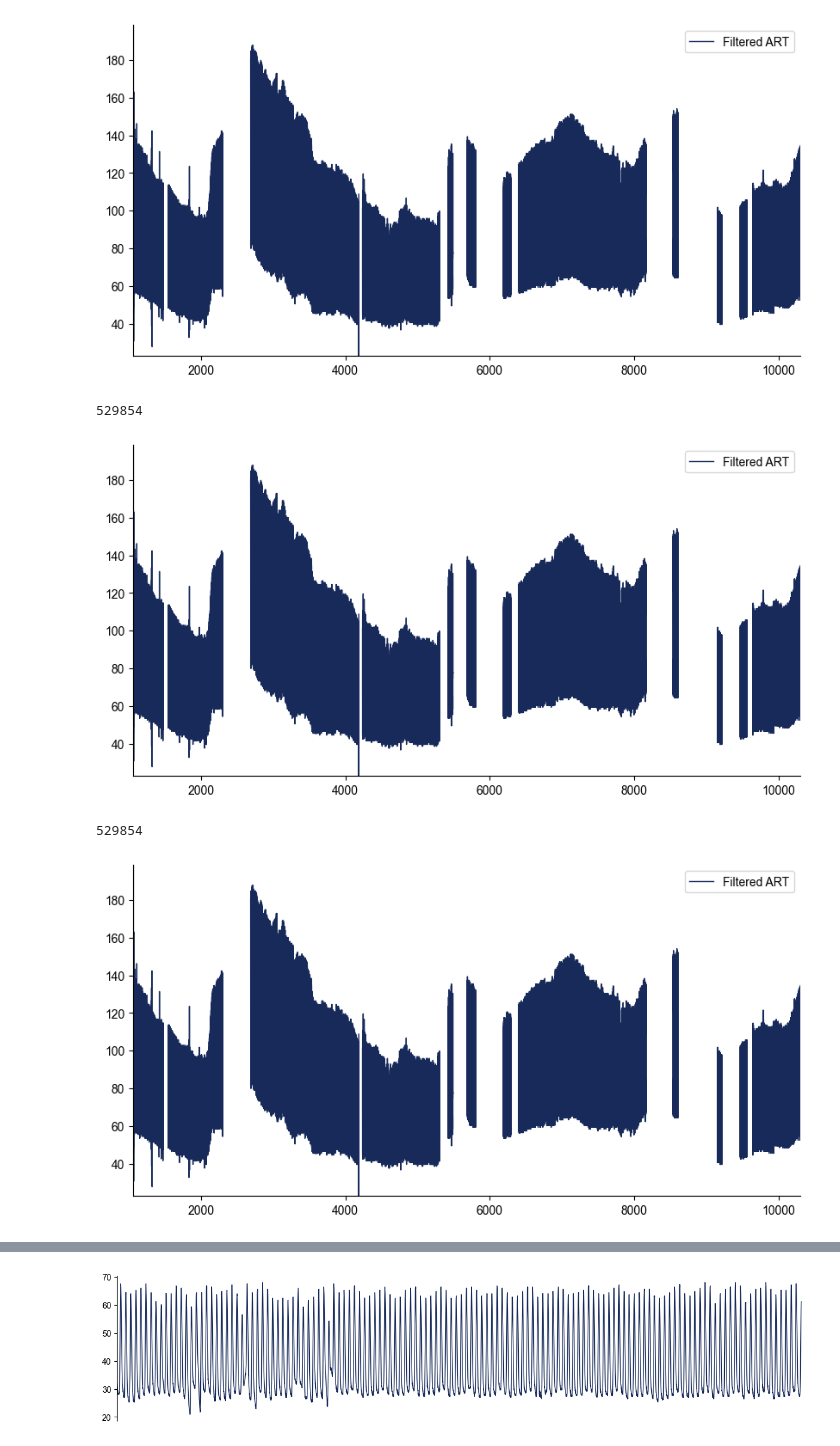
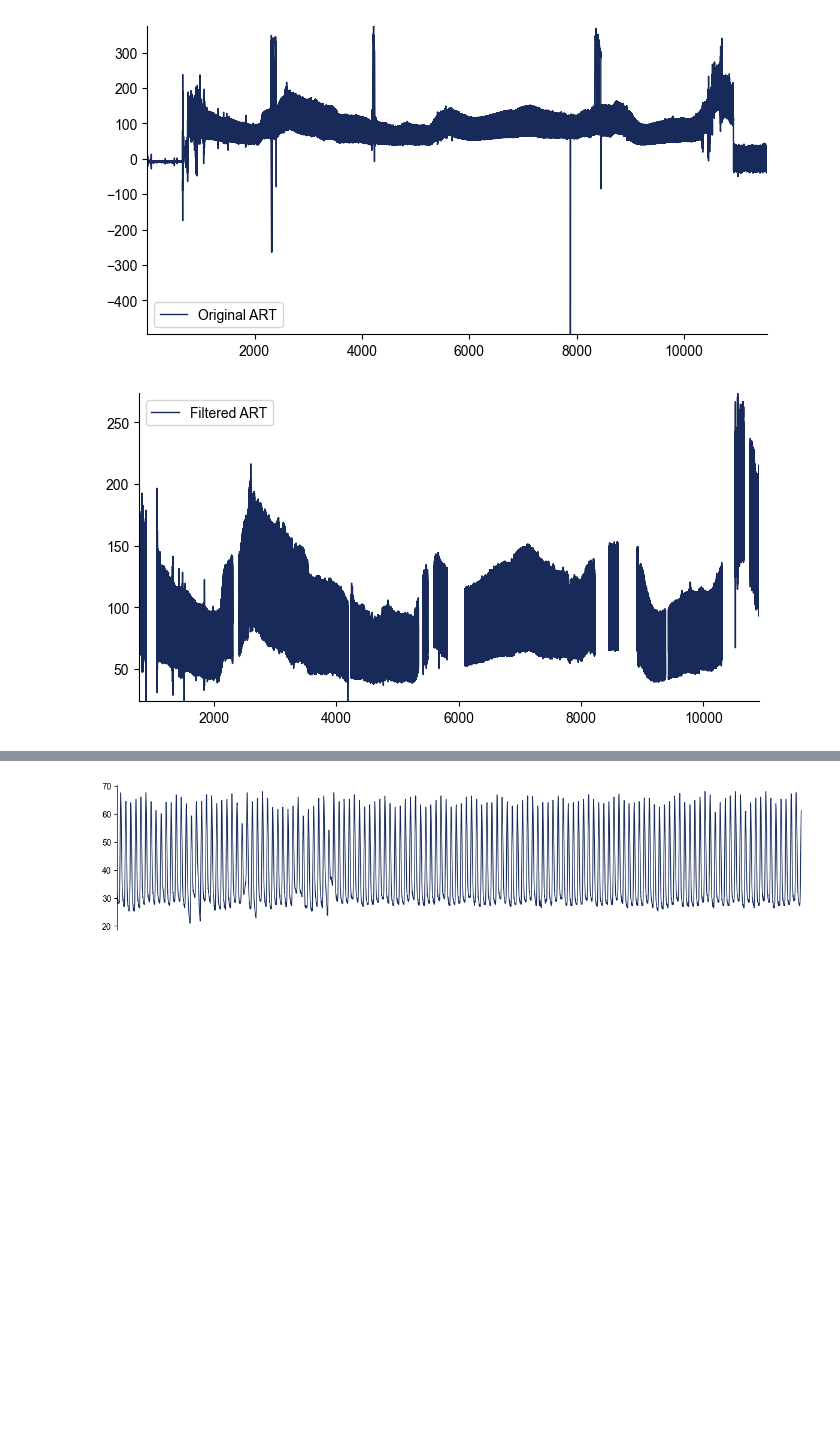
Before and after one commit to rohansanda/bp_prediction_cs229, a Jupyter notebook: processing_take3.ipynb, the cells around one changed output, grey strips where cells are left out. Cells and saved outputs as stored; diff of their text form; code cells hidden in the pictures; blank space fills up the shorter version.

```diff
--- a/processing_take3.ipynb
+++ b/processing_take3.ipynb
@@ -104,0 +360,15 @@ Total 3235 cases found
+# %%
+track_names = ['ECG_II', 'ART', 'PLETH']
+vf = vitaldb.VitalFile(caseids[vcaseids[4]], track_names)
+data = vf.to_numpy(track_names, 1/fs)
+t = np.arange(data.shape[0]) / fs
+
+art, ppg = data[:, 1], data[:, 2]
+
+plt.figure(figsize=(8,4))
+plt.plot(t, ppg, lw=1, label = "Original ART")
+#plt.xlim([0, len(ppg)])
+plt.legend()
+plt.show()
+
+#um(ta=None, tb = None, data=[art, ppg], t=t)
@@ -104,0 +377,3 @@ Total 3235 cases found
+# %%
+data = np.array([ppg, art])
+p_ppg, p_art = flat_lines(data, 15, False, True)
@@ -105,9 +387,8 @@ Total 3235 cases found
 # %%
-plots_on = False
+plots_on = True
 debug_on = True
 standard_processing = True
 
-MAX_LENGTH = 10
 win_len = 100
 fs = 125
 
@@ -115,7 +396,7 @@ PPG_RECORD = np.empty((0, int(win_len*fs)))
 ECG_RECORD = np.empty((0, int(win_len*fs)))
 ART_RECORD = np.empty((0, int(win_len*fs)))
 
-for id in range(MAX_LENGTH):
+for id in range(1):
     print(f'{datetime.datetime.now().strftime("%m/%d/%Y, %H:%M:%S")}: Processing subject {id + 1} of {len(caseids)}',end='\n')
 
     track_names = ['ECG_II', 'ART', 'PLETH']
@@ -135,7 +416,7 @@ for id in range(MAX_LENGTH):
 
     #Parkers processing method
     if  ~standard_processing:
-        ppg_mask = processor_phase1(ppg)
+        ppg_mask = processor_phase1(ppg, art=False)
         art_mask = processor_phase1(art)
 
         valid = ppg_mask & art_mask
@@ -148,19 +429,39 @@ for id in range(MAX_LENGTH):
         artm[~mask] = np.nan
         ppgm[~mask] = np.nan
 
+        # for every continuous chunk of 1s in mask, turn that chunk into its own array and store all the chunks into a list
+
+
         #print(f'Num NaNs in Valid: {len(mask) - np.sum(mask)}. Num Nans in signal = {np.count_nonzero(np.isnan(artm))}', end ='\n')
+
+        artm, ppgm = art.copy(), ppg.copy()
+        artm[~mask] = np.nan
+        ppgm[~mask] = np.nan
+
+
+        chunked_artm, chunked_ppgm = [], []
+
+        # Get indices where the mask switches between 0s and 1s
+        switch_indices = np.concatenate(([0], np.where(np.diff(mask.astype(int)) != 0)[0] + 1, [len(mask)]))
+
+        # Iterate over chunks of the mask with value 1 and extract the corresponding chunks from artm and ppgm
+        for i in range(len(switch_indices) - 1):
+            start_idx, end_idx = switch_indices[i], switch_indices[i + 1]
+            if mask[start_idx] == 1:
+                chunked_artm.append(artm[start_idx:end_idx])
+                chunked_ppgm.append(ppgm[start_idx:end_idx])
 
         if plots_on:
             plt.figure(figsize=(8,4))
-            plt.subplot(3,1,1)
             plt.plot(t, art, lw=1, label = "Original ART")
             #plt.xlim([0, len(ppg)])
             sns.despine()
             plt.gca().margins(0)
             plt.legend()
 
-            plt.subplot(3,1,2)
-            plt.plot(t, artm, lw=1, label = "Filtered ART")
+            plt.figure(figsize=(8,4))
+            plt.plot(t, artm, lw=1, label="Filtered ART")
+            #plt.plot(artm[int(0.18E6):int(0.33E6)], lw=1, label = "Filtered ART")
             #plt.xlim([0, len(ppg)])
             sns.despine()
             plt.gca().margins(0)
@@ -181,5 +481,2 @@ for id in range(MAX_LENGTH):
-[figure, old version]
+[figure, new version]
-529854
-[figure, old version]
+[figure, new version]
-529854
-[figure, removed]
```
Also changed, not shown: parts of 23 cells of this notebook.
